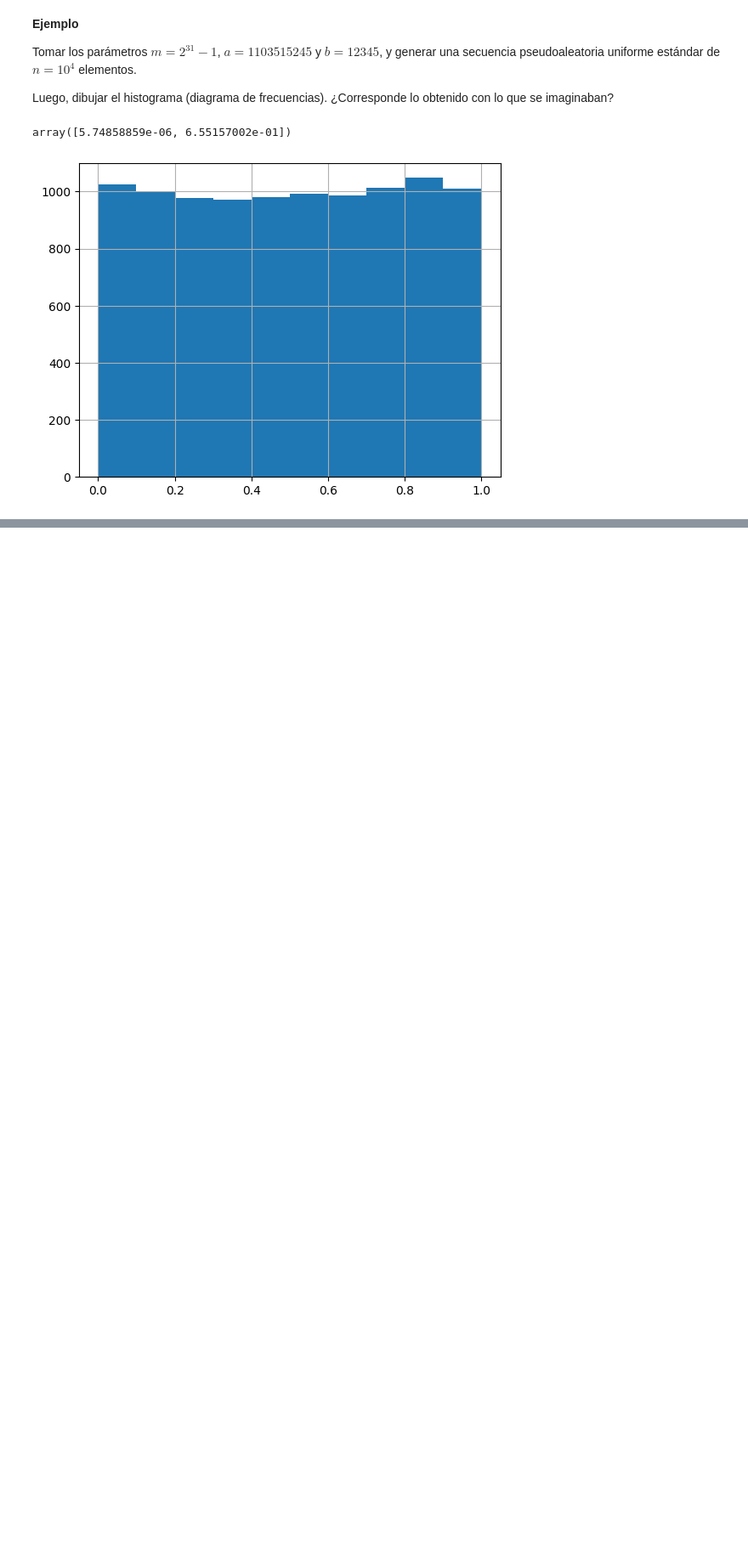
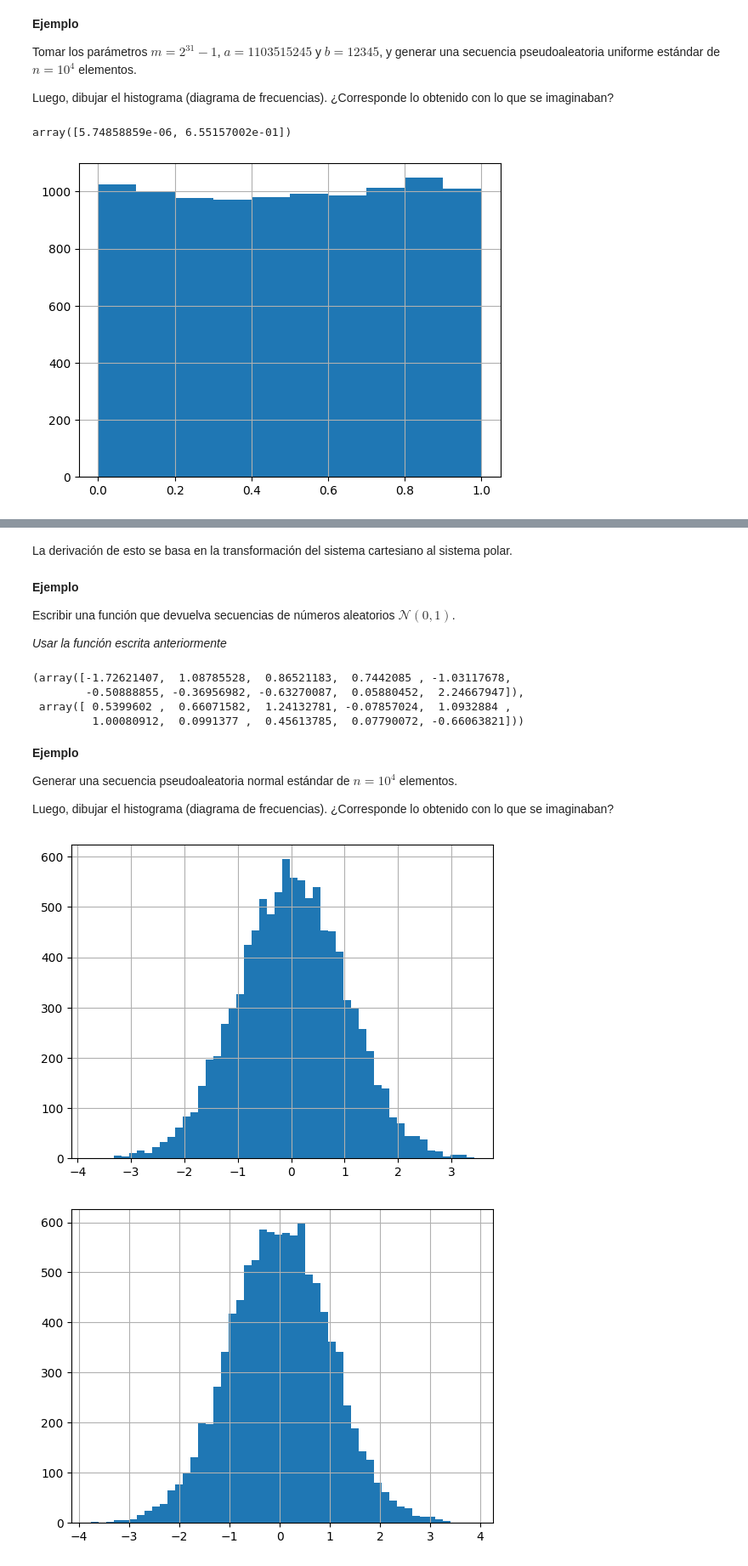
Before and after one commit to CamilaToS/Simulacion_Matematica_2025, a Jupyter notebook: NotasSEMANA9.ipynb, the cells around one changed output, grey strips where cells are left out. Shown at 85% size. Cells and saved outputs as stored; diff of their text form; code cells hidden in the pictures; blank space fills up the shorter version.

```diff
--- a/NotasSEMANA9.ipynb
+++ b/NotasSEMANA9.ipynb
@@ -126,0 +187,40 @@ plt.grid()
+# %% [markdown]
+La derivación de esto se basa en la transformación del sistema cartesiano al sistema polar.
+# %% [markdown]
+**Ejemplo**
+
+Escribir una función que devuelva secuencias de números aleatorios $\mathcal{N}(0,1)$.
+
+*Usar la función escrita anteriormente*
+# %%
+def box_muller(x0,a=1103515245,b=12345,m=2**32,n=1):
+  u1=congruencial(x0,a,b,m,n)
+  u2=congruencial(x0+1,a,b,m,n)
+  R=np.sqrt(-2*np.log(u1))
+  theta=2*np.pi*u2
+  x=R*np.cos(theta)
+  y=R*np.sin(theta)
+  return x,y
+# %%
+box_muller(x0(),n=10)
+# %% [output]
+(array([-1.72621407,  1.08785528,  0.86521183,  0.7442085 , -1.03117678,
+        -0.50888855, -0.36956982, -0.63270087,  0.05880452,  2.24667947]),
+ array([ 0.5399602 ,  0.66071582,  1.24132781, -0.07857024,  1.0932884 ,
+         1.00080912,  0.0991377 ,  0.45613785,  0.07790072, -0.66063821]))
+# %% [markdown]
+**Ejemplo**
+
+Generar una secuencia pseudoaleatoria normal estándar de $n=10^4$ elementos.
+
+Luego, dibujar el histograma (diagrama de frecuencias). ¿Corresponde lo obtenido con lo que se imaginaban?
+# %%
+x,y=box_muller(x0(),n=10**4)
+plt.hist(x,bins=50)
+plt.grid()
+plt.figure()
+plt.hist(y,bins=50)
+plt.grid()
+# %% [output]
+[figure, added]
+[figure, added]
```
Also changed, not shown: parts of 27 cells of this notebook, 1 other file.
